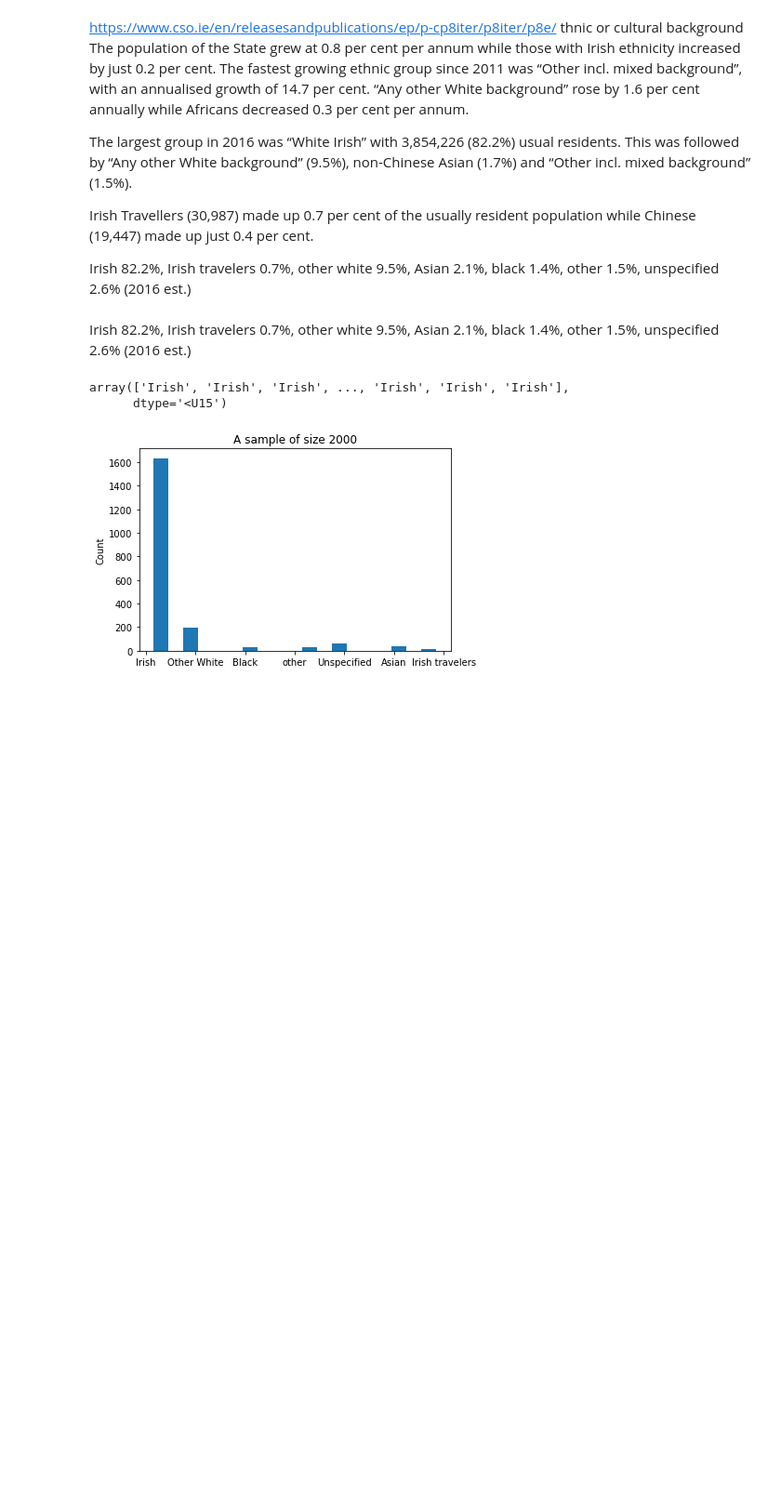
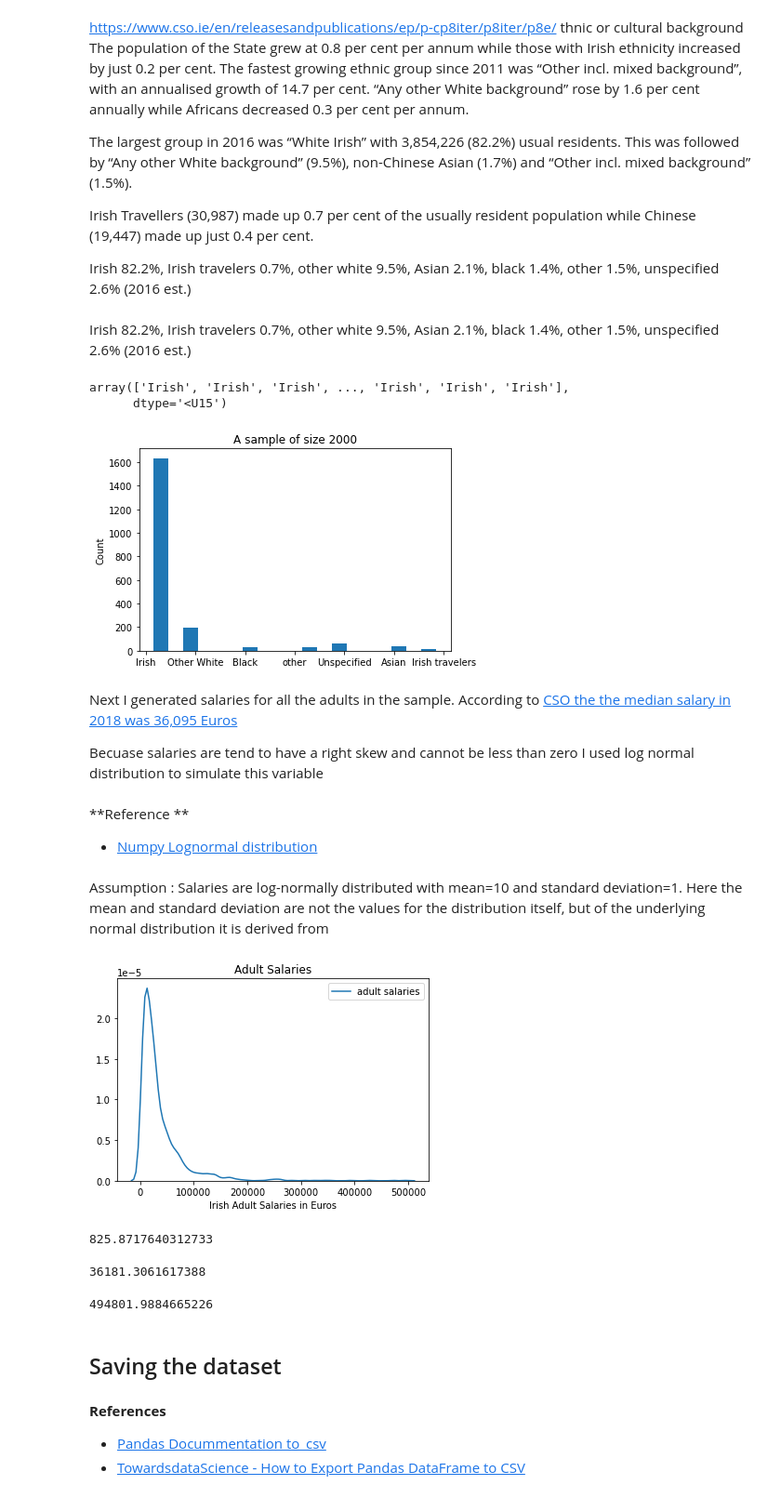
Before and after one commit to BYalini/project_programming_for_data_analysis, a Jupyter notebook: PDA_Project2020.ipynb, the cells around one changed output. Shown at 93% size. Saved outputs shown, nothing was run; the diff lists cells and outputs as text; code cells hidden in the pictures; blank space fills up the shorter version.

Commit message:
Salary data

```diff
--- a/PDA_Project2020.ipynb
+++ b/PDA_Project2020.ipynb
@@ -159,3 +159,45 @@ plt.title('A sample of size 2000')
 plt.show()
 # %% [output]
 [figure]
+# %% [markdown]
+Next I generated salaries for all the adults in the sample. According to [CSO the the median salary in 2018 was 36,095 Euros](https://www.cso.ie/en/releasesandpublications/ep/p-eaads/earningsanalysisusingadministrativedatasources2018/annualearnings/)
+
+Becuase salaries are tend to have a right skew and cannot be less than zero I used log normal distribution to simulate this variable
+# %% [markdown]
+**Reference **
+* [Numpy Lognormal distribution](https://numpy.org/doc/stable/reference/random/generated/numpy.random.lognormal.html)
+# %% [markdown]
+Assumption : Salaries are log-normally distributed with mean=10 and standard deviation=1.  Here the mean and standard deviation are not the values for the distribution itself, but of the underlying normal distribution it is derived from
+# %%
+# draw a sample of 2000 adult salaries
+salaries = np.random.default_rng(seed=5).lognormal(mean=10, sigma=1, size=2000)
+# %%
+fig, ax = plt.subplots() # common layouts
+sns.kdeplot(salaries, label='adult salaries', ax=ax)
+ax.set_xlabel('Irish Adult Salaries in Euros')
+ax.set_title('Adult Salaries')
+plt.legend()
+plt.show()
+# %% [output]
+[figure, added]
+# %%
+# minimum salary
+np.min(salaries)
+# %% [output]
+825.8717640312733
+# %%
+# mean salary
+np.mean(salaries)
+# %% [output]
+36181.3061617388
+# %%
+# maximum salary
+np.max(salaries)
+# %% [output]
+494801.9884665226
+# %% [markdown]
+## Saving the dataset
+# %% [markdown]
+**References**
+* [Pandas Docummentation to_csv](https://pandas.pydata.org/pandas-docs/stable/reference/api/pandas.DataFrame.to_csv.html)
+* [TowardsdataScience - How to Export Pandas DataFrame to CSV](https://towardsdatascience.com/how-to-export-pandas-dataframe-to-csv-2038e43d9c03)
```
Also changed, not shown: parts of 4 cells of this notebook, 5 other files.
